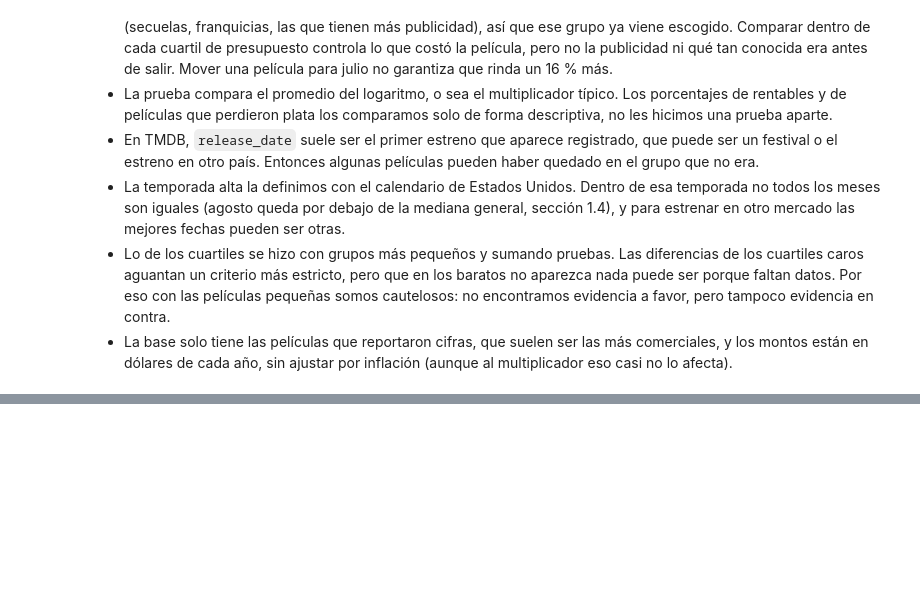
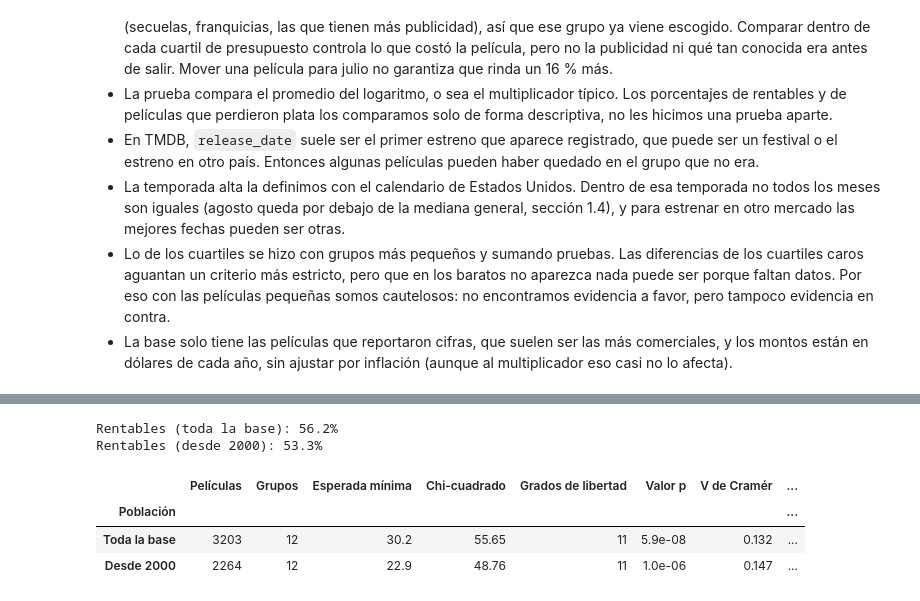
Before and after one commit to JulianHZ711/analisis-datos-evento-3, a Jupyter notebook: notebooks/03_hipotesis_pruebas.ipynb, the cells around one changed output, grey strips where cells are left out. Cells and saved outputs as stored; diff of their text form; code cells hidden in the pictures; blank space fills up the shorter version.

```diff
--- a/notebooks/03_hipotesis_pruebas.ipynb
+++ b/notebooks/03_hipotesis_pruebas.ipynb
@@ -893,0 +913,46 @@ Como rechazamos H0, el error que podríamos estar cometiendo es el tipo I, o sea
+# %%
+MIN_FRECUENCIA_ESPERADA = 5
+
+poblaciones_h3 = {nombre: datos.dropna(subset=["genero_agrupado"])
+                  for nombre, datos in poblaciones_h1.items()}
+
+
+def decidir(valor_p):
+    return "Se rechaza H0" if valor_p < ALFA else "No se rechaza H0"
+
+
+def tabla_contingencia(datos, columna="genero_agrupado"):
+    observadas = pd.crosstab(datos[columna], datos["rentable"])
+    return observadas.rename(columns={False: "No rentable", True: "Rentable"})
+
+
+def probar_chi2(observadas):
+    resultado = stats.chi2_contingency(observadas, correction=False)
+    esperadas = resultado.expected_freq
+    chi2 = ((observadas - esperadas) ** 2 / esperadas).to_numpy().sum()
+    assert np.isclose(chi2, resultado.statistic), "El chi-cuadrado no coincide con la fórmula"
+    n = observadas.to_numpy().sum()
+    return {
+        "Películas": n,
+        "Grupos": len(observadas),
+        "Esperada mínima": round(esperadas.min(), 1),
+        "Chi-cuadrado": round(chi2, 2),
+        "Grados de libertad": resultado.dof,
+        "Valor p": formatear_p(resultado.pvalue),
+        "V de Cramér": round(np.sqrt(chi2 / (n * (min(observadas.shape) - 1))), 3),
+        "Decisión": decidir(resultado.pvalue),
+    }
+
+
+for nombre, datos in poblaciones_h3.items():
+    print(f"Rentables ({nombre.lower()}): {datos['rentable'].mean():.1%}")
+
+pd.DataFrame({nombre: probar_chi2(tabla_contingencia(datos))
+              for nombre, datos in poblaciones_h3.items()}).T.rename_axis("Población")
+# %% [output]
+Rentables (toda la base): 56.2%
+Rentables (desde 2000): 53.3%
+|  | Películas | Grupos | Esperada mínima | Chi-cuadrado | Grados de libertad | Valor p | V de Cramér | ... |
+| Población |  |  |  |  |  |  |  | ... |
+| Toda la base | 3203 | 12 | 30.2 | 55.65 | 11 | 5.9e-08 | 0.132 | ... |
+| Desde 2000 | 2264 | 12 | 22.9 | 48.76 | 11 | 1.0e-06 | 0.147 | ... |
```
Also changed, not shown: parts of 15 cells of this notebook.
